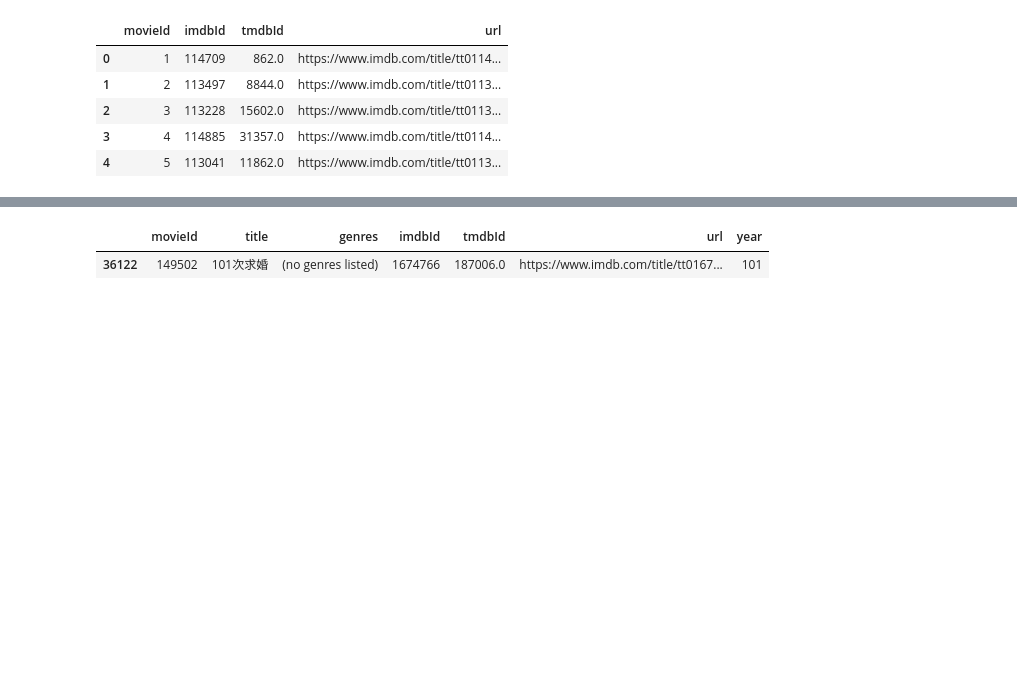
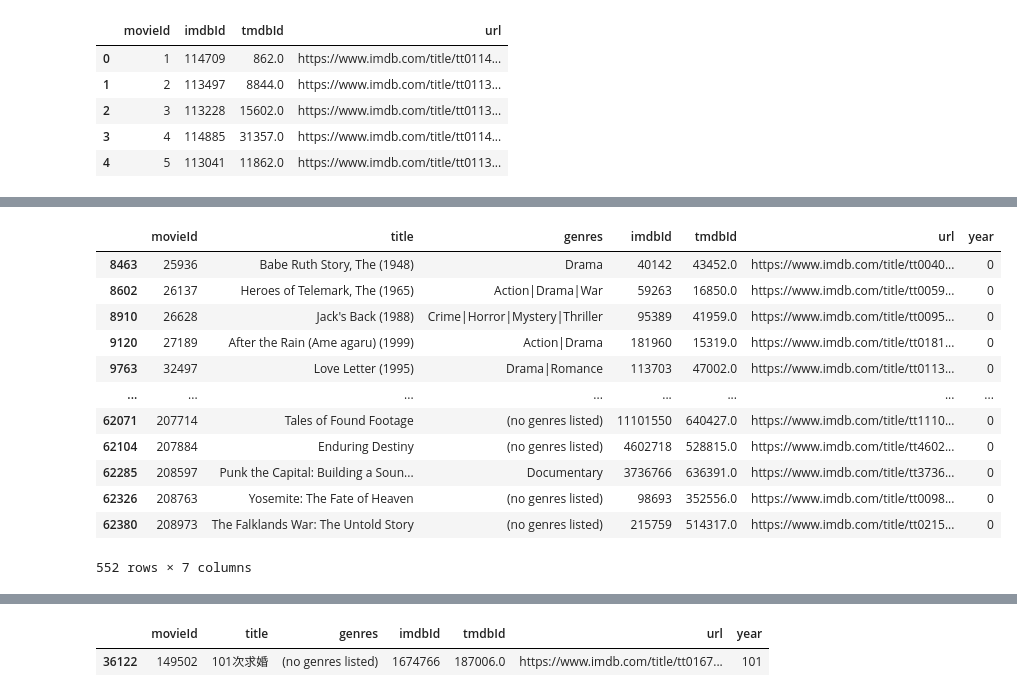
Before and after one commit to isichei-nnamdi/Team-JM5-unsupervised-predict-streamlit-template, a Jupyter notebook: ScrapingFunctions.ipynb, the cells around one changed output, grey strips where cells are left out. Cells and saved outputs as stored; diff of their text form; code cells hidden in the pictures; blank space fills up the shorter version.

```diff
--- a/ScrapingFunctions.ipynb
+++ b/ScrapingFunctions.ipynb
@@ -50,0 +338,10 @@ merged['year'] = merged['title'].apply(lambda x: x.split(' ')[-1]).str.extract(r
+# %%
+# merged['year'].unique()
+# Fill NaN values with 0 and convert the years to integers.
+merged['year'] = merged['year'].fillna(0).astype(int)
+
+# Fish out the odd years
+odd_ones = [0, 2, 3, 5, 6, 25, 101, 261]
+
+# Slice the merged data frame by removing the records with the odd year.
+merged = merged[~merged['year'].isin(odd_ones)]
@@ -51,4 +366,4 @@ merged['year'] = merged['title'].apply(lambda x: x.split(' ')[-1]).str.extract(r
 # %%
-merged['year'] = merged['title'].str.extract(r'(\d+)')
+# merged['year'] = merged['title'].str.extract(r'(\d+)')
 # %%
-merged.
+merged['year'] = merged['year'].fillna(0).astype(int)
@@ -61,0 +385,16 @@ merged.
+# %%
+merged[merged['year']== 0]# or merged['year']== 101 or merged['year']== 6 or merged['year']== 2]
+# %% [output]
+|  | movieId | title | genres | imdbId | tmdbId | url | year |
+| 8463 | 25936 | Babe Ruth Story, The (1948) | Drama | 40142 | 43452.0 | https://www.imdb.com/title/tt0040... | 0 |
+| 8602 | 26137 | Heroes of Telemark, The (1965) | Action|Drama|War | 59263 | 16850.0 | https://www.imdb.com/title/tt0059... | 0 |
+| 8910 | 26628 | Jack's Back (1988) | Crime|Horror|Mystery|Thriller | 95389 | 41959.0 | https://www.imdb.com/title/tt0095... | 0 |
+| 9120 | 27189 | After the Rain (Ame agaru) (1999) | Action|Drama | 181960 | 15319.0 | https://www.imdb.com/title/tt0181... | 0 |
+| 9763 | 32497 | Love Letter (1995) | Drama|Romance | 113703 | 47002.0 | https://www.imdb.com/title/tt0113... | 0 |
+| ... | ... | ... | ... | ... | ... | ... | ... |
+| 62071 | 207714 | Tales of Found Footage | (no genres listed) | 11101550 | 640427.0 | https://www.imdb.com/title/tt1110... | 0 |
+| 62104 | 207884 | Enduring Destiny | (no genres listed) | 4602718 | 528815.0 | https://www.imdb.com/title/tt4602... | 0 |
+| 62285 | 208597 | Punk the Capital: Building a Soun... | Documentary | 3736766 | 636391.0 | https://www.imdb.com/title/tt3736... | 0 |
+| 62326 | 208763 | Yosemite: The Fate of Heaven | (no genres listed) | 98693 | 352556.0 | https://www.imdb.com/title/tt0098... | 0 |
+| 62380 | 208973 | The Falklands War: The Untold Story | (no genres listed) | 215759 | 514317.0 | https://www.imdb.com/title/tt0215... | 0 |
+552 rows × 7 columns
```
Also changed, not shown: parts of 77 cells of this notebook, 13 other files.
